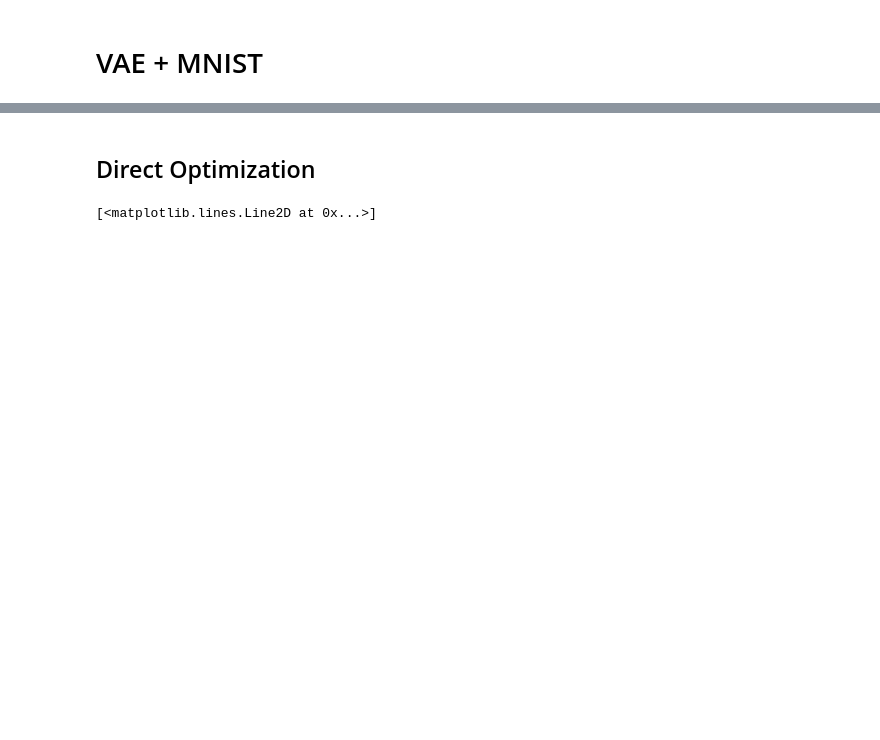
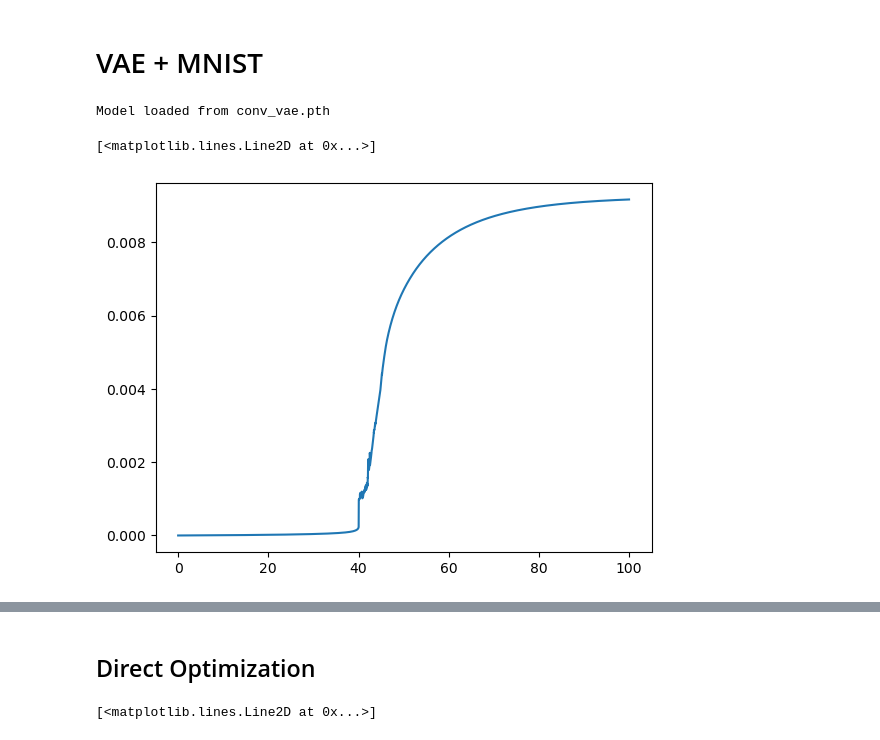
Before and after one commit to vicioms/camilla, a Jupyter notebook: enet.ipynb, the cells around one changed output, grey strips where cells are left out. Drawn from its saved outputs; the diff is of its cells as text; code cells hidden in the pictures; blank space fills up the shorter version.

```diff
--- a/enet.ipynb
+++ b/enet.ipynb
@@ -226,10 +228,18 @@ test_dataset = torchvision.datasets.MNIST(root="./sample_data", train=False, dow
 # %%
 dataloader = torch.utils.data.DataLoader(dataset, batch_size=32, shuffle=True)
 # %%
-num_epochs = 30
-for epoch in range(num_epochs):
-    stats = train_one_epoch(model, dataloader, optimizer, device, beta=1.0, reduction="mean")
-    print(f"Epoch {epoch+1}/{num_epochs} - Loss: {stats['loss']:.4f}, Recon: {stats['recon']:.4f}, KL: {stats['kl']:.4f}")
+if Path('conv_vae.pth').exists():
+    model.load_state_dict(torch.load('conv_vae.pth'))
+    print("Model loaded from conv_vae.pth")
+else:
+    print("No saved model found, starting training from scratch")
+    num_epochs = 100
+    for epoch in range(num_epochs):
+        stats = train_one_epoch(model, vae_loss_bce_logits, dataloader, optimizer, device, beta=1.0, reduction="mean")
+        print(f"Epoch {epoch+1}/{num_epochs} - Loss: {stats['loss']:.4f}, Recon: {stats['recon']:.4f}, KL: {stats['kl']:.4f}")
+    torch.save(model.state_dict(), "conv_vae.pth")
+# %% [output]
+Model loaded from conv_vae.pth
 # %%
 test_dataloader = torch.utils.data.DataLoader(test_dataset, batch_size=1024, shuffle=True)
 x, y = next(iter(test_dataloader))
@@ -243,0 +252,41 @@ patterns = mean + torch.randn_like(logvariance)*torch.exp(0.5 * logvariance)
+# %%
+torch.manual_seed(42)
+patterns = mean + torch.randn_like(logvariance)*torch.exp(0.5 * logvariance)
+patterns = (patterns - patterns.mean(dim=0)) / patterns.std(dim=0)
+patterns /= patterns.norm(dim=1, keepdim=True)
+gram_matrix = torch.einsum('ki,li->kl', patterns, patterns)
+
+beta_min = 0.0
+beta_max = 30.0
+num_betas = 10000
+dbeta = (beta_max - beta_min) / num_betas
+betas = torch.linspace(beta_min, beta_max, num_betas)
+
+weights = torch.zeros((betas.size(0), patterns.size(0)))
+weights[0] = 1/patterns.size(0)
+
+def rhs(w, beta):
+    w = w.clamp(min=1e-10)
+    J = torch.diag(w) - torch.outer(w, w)
+    JC = J @ gram_matrix
+    dw = torch.linalg.solve(torch.eye(len(w)) - beta * JC, JC @ w)
+    w_new = dw - dw.sum() * w
+    return w_new
+
+for beta_idx in tqdm(range(0, betas.size(0)-1)):
+    w = weights[beta_idx]
+    beta = betas[beta_idx]
+
+    k1 = rhs(w, beta)
+    k2 = rhs((w + dbeta/2 * k1).clamp(min=0), beta + dbeta/2)
+    k3 = rhs((w + dbeta/2 * k2).clamp(min=0), beta + dbeta/2)
+    k4 = rhs((w + dbeta * k3).clamp(min=0), beta + dbeta)
+
+    w_new = w + dbeta/6 * (k1 + 2*k2 + 2*k3 + k4)
+    w_new = w_new.clamp(min=0)
+    weights[beta_idx+1] = w_new / w_new.sum()
+# %%
+plt.plot(betas, weights.std(dim=1))
+# %% [output]
+[<matplotlib.lines.Line2D at 0x...>]
+[figure, added]
```
Also changed, not shown: parts of 10 cells of this notebook, 21 other files.
